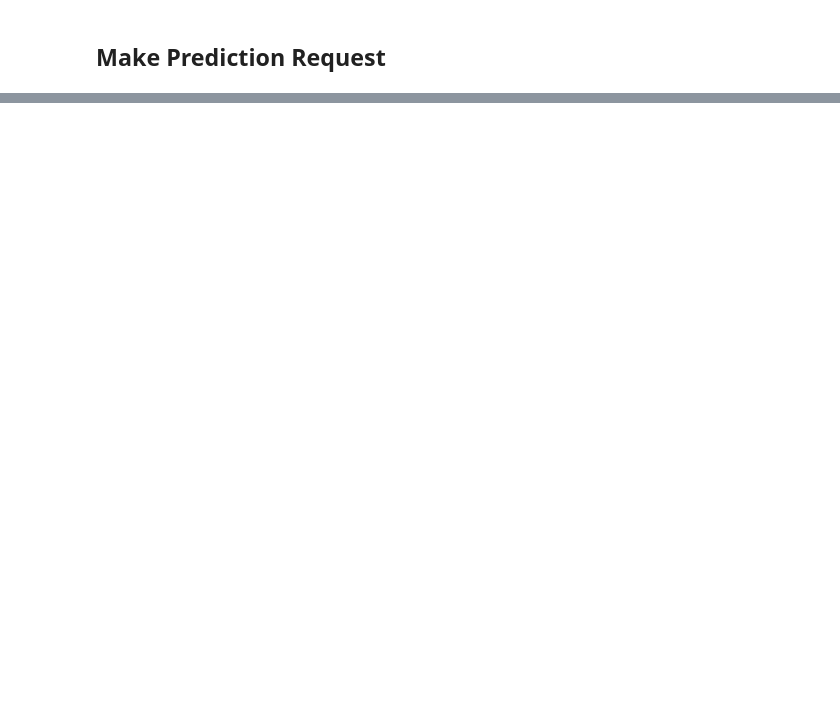
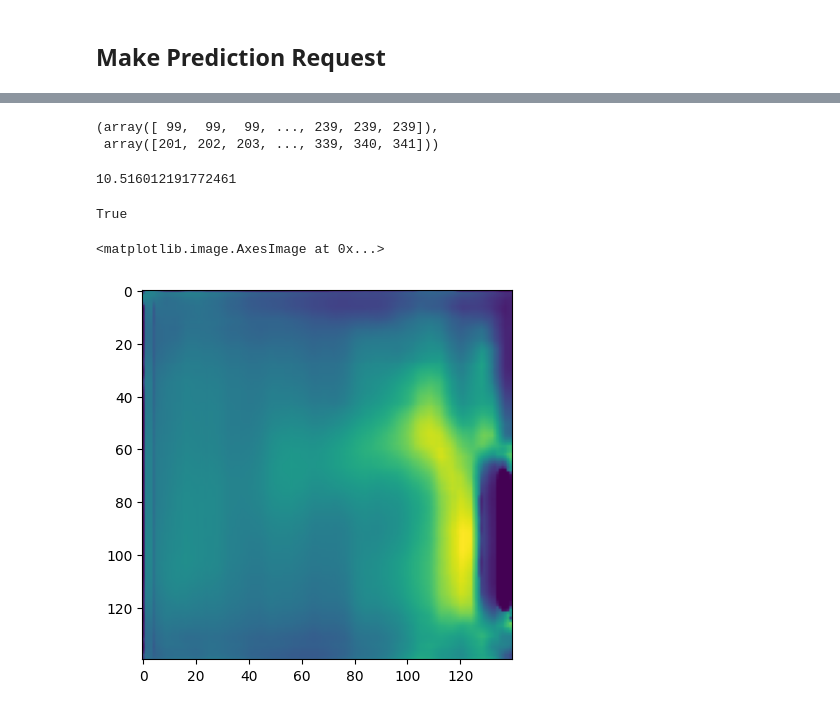
Before and after one commit to upskiller-xyz/server_model, a Jupyter notebook: example/demo.ipynb, the cells around one changed output, grey strips where cells are left out. Saved outputs shown, nothing was run; the diff lists cells and outputs as text; code cells hidden in the pictures; blank space fills up the shorter version.

```diff
--- a/example/demo.ipynb
+++ b/example/demo.ipynb
@@ -103,0 +150,18 @@ plt.imshow(res)
+# %%
+np.where(m==1)
+# %% [output]
+(array([ 99,  99,  99, ..., 239, 239, 239]),
+ array([201, 202, 203, ..., 339, 340, 341]))
+# %%
+np.max(res[99:239, 201:341])
+# %% [output]
+10.516012191772461
+# %%
+cv2.imwrite("mask1.png", m)
+# %% [output]
+True
+# %%
+plt.imshow(res[99:239, 201:341])
+# %% [output]
+<matplotlib.image.AxesImage at 0x...>
+[figure, added]
```
Also changed, not shown: parts of 8 cells of this notebook, 6 other files.
